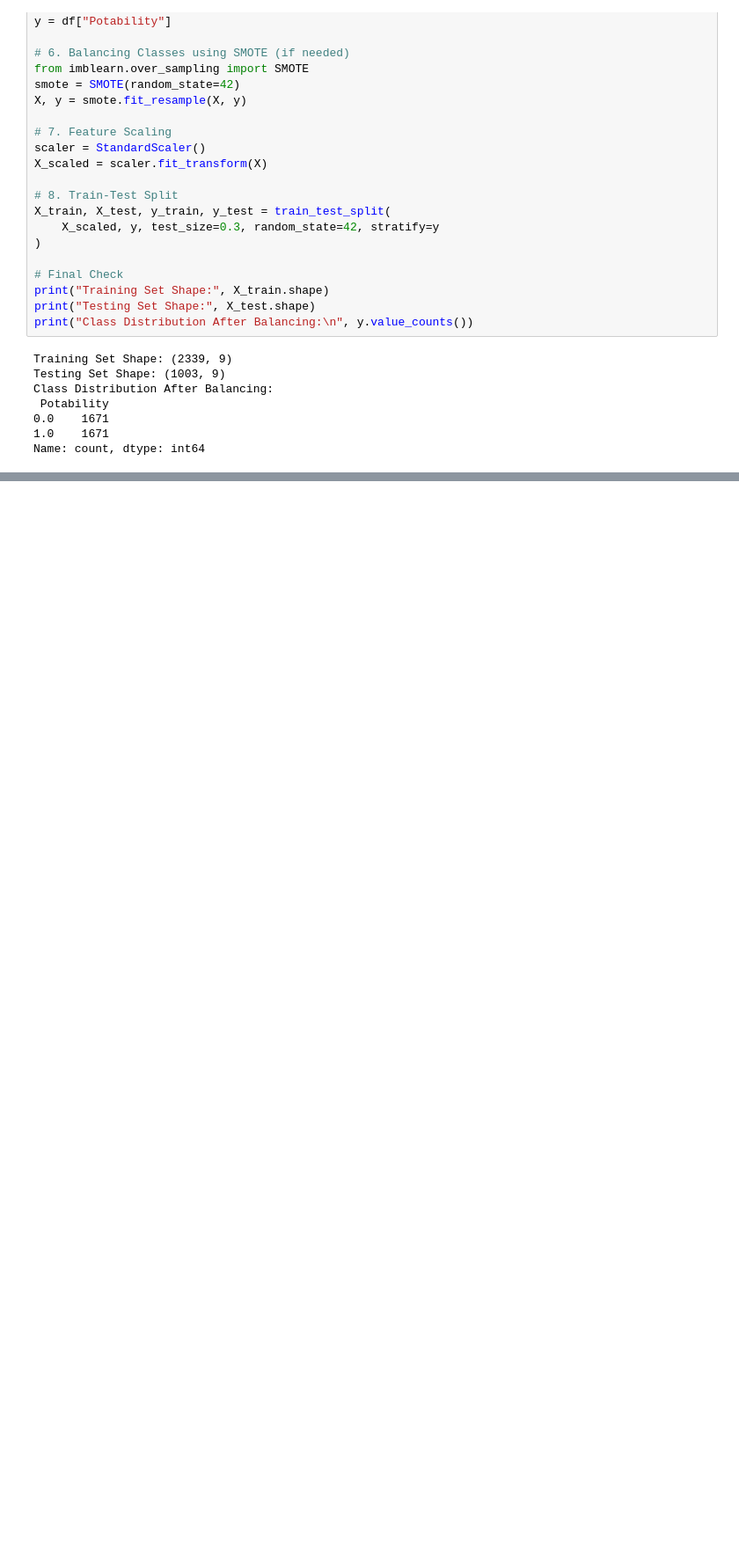
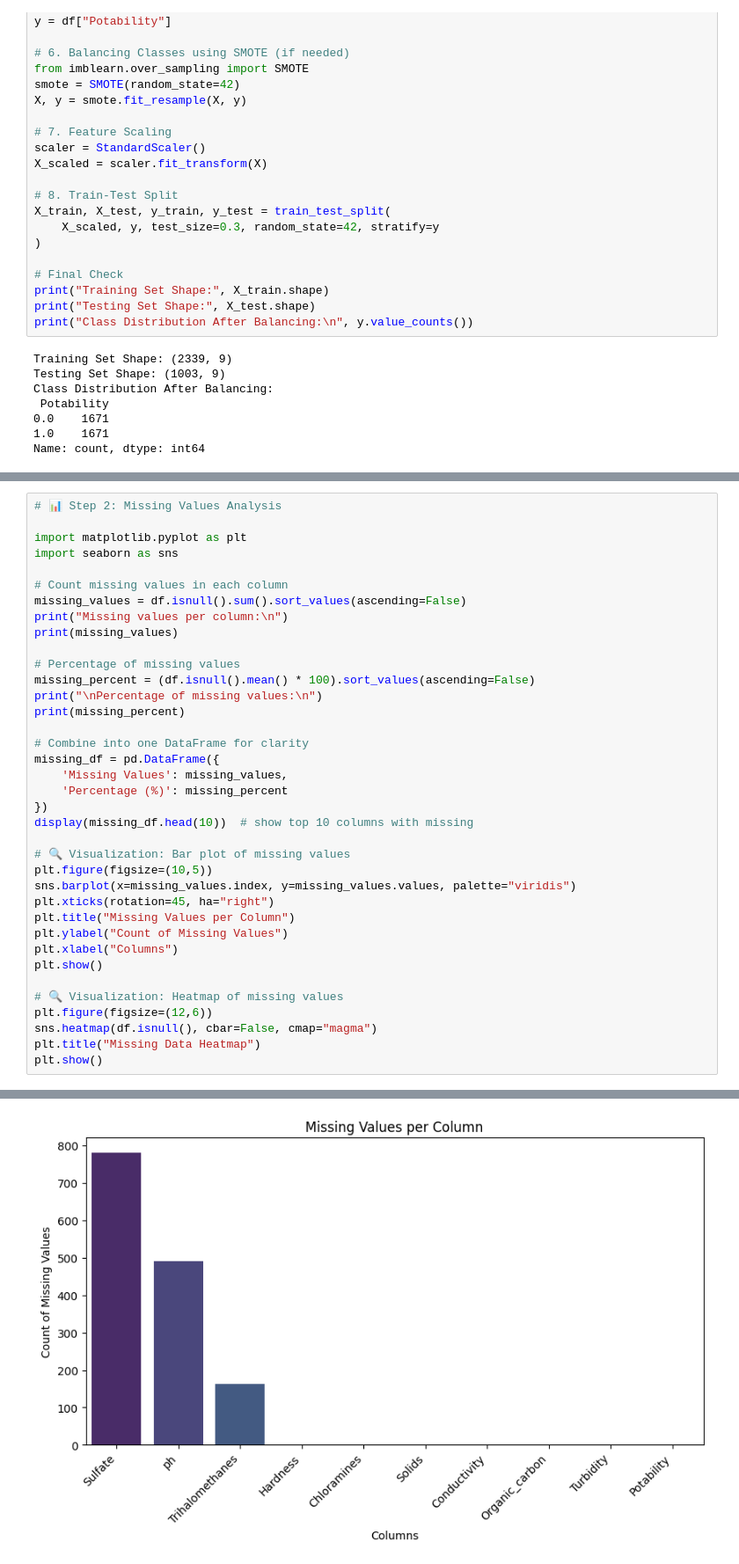
Before and after one commit to MahamadSahjad/Smart_Quality_Water_Prediction_Using_Machine_Learning, a Jupyter notebook: Smart_Quality_Water_Prediction_Using_Machine_Learning.ipynb, the cells around one changed output, grey strips where cells are left out. Shown at 88% size. Drawn from its saved outputs; the diff is of its cells as text; blank space fills up the shorter version.

```diff
--- a/Smart_Quality_Water_Prediction_Using_Machine_Learning.ipynb
+++ b/Smart_Quality_Water_Prediction_Using_Machine_Learning.ipynb
@@ -231,0 +298,38 @@ Name: count, dtype: int64
+# %%
+# 📊 Step 2: Missing Values Analysis
+
+import matplotlib.pyplot as plt
+import seaborn as sns
+
+# Count missing values in each column
+missing_values = df.isnull().sum().sort_values(ascending=False)
+print("Missing values per column:\n")
+print(missing_values)
+
+# Percentage of missing values
+missing_percent = (df.isnull().mean() * 100).sort_values(ascending=False)
+print("\nPercentage of missing values:\n")
+print(missing_percent)
+
+# Combine into one DataFrame for clarity
+missing_df = pd.DataFrame({
+    'Missing Values': missing_values,
+    'Percentage (%)': missing_percent
+})
+display(missing_df.head(10))  # show top 10 columns with missing
+
+# 🔍 Visualization: Bar plot of missing values
+plt.figure(figsize=(10,5))
+sns.barplot(x=missing_values.index, y=missing_values.values, palette="viridis")
+plt.xticks(rotation=45, ha="right")
+plt.title("Missing Values per Column")
+plt.ylabel("Count of Missing Values")
+plt.xlabel("Columns")
+plt.show()
+
+# 🔍 Visualization: Heatmap of missing values
+plt.figure(figsize=(12,6))
+sns.heatmap(df.isnull(), cbar=False, cmap="magma")
+plt.title("Missing Data Heatmap")
+plt.show()
+# %% [output]
@@ -231,0 +367 @@ Name: count, dtype: int64
+[figure, added]
```
Also changed, not shown: parts of 34 cells of this notebook.
